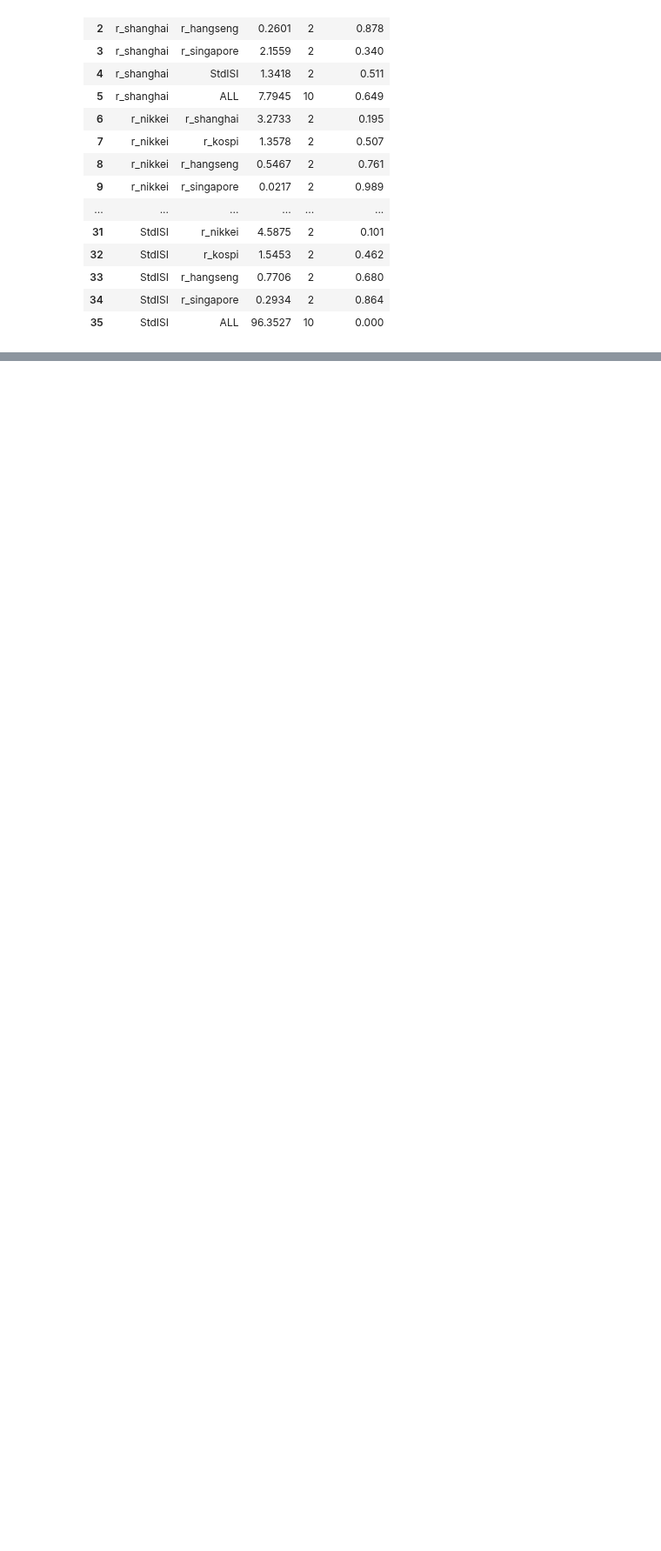
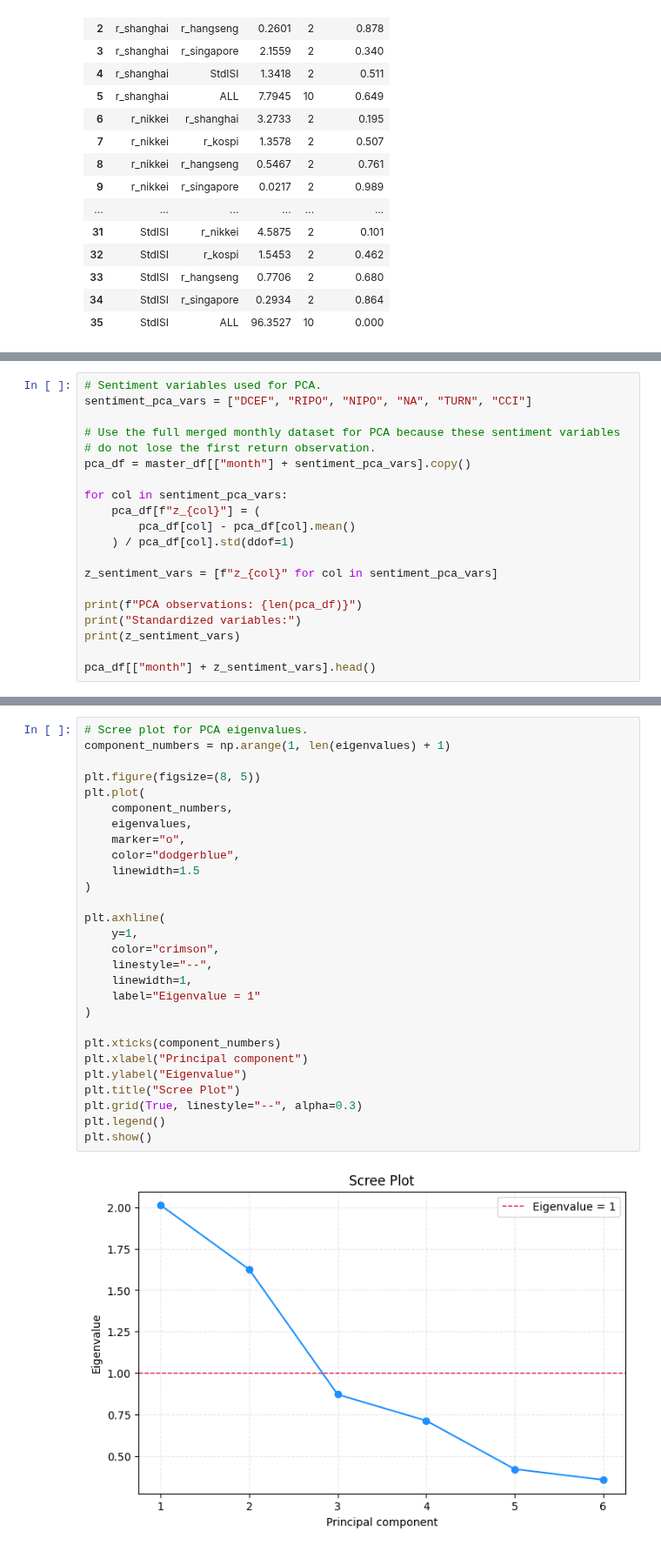
Before and after one commit to yang2094582004-ai/MSIN0114---Dissertation, a Jupyter notebook: Analysis.ipynb, the cells around one changed output, grey strips where cells are left out. Shown at 87% size. Cells and saved outputs as stored; diff of their text form; blank space fills up the shorter version.

```diff
--- a/Analysis.ipynb
+++ b/Analysis.ipynb
@@ -734,0 +971,20 @@ display(granger_table_formatted)
+# %%
+# Sentiment variables used for PCA.
+sentiment_pca_vars = ["DCEF", "RIPO", "NIPO", "NA", "TURN", "CCI"]
+
+# Use the full merged monthly dataset for PCA because these sentiment variables
+# do not lose the first return observation.
+pca_df = master_df[["month"] + sentiment_pca_vars].copy()
+
+for col in sentiment_pca_vars:
+    pca_df[f"z_{col}"] = (
+        pca_df[col] - pca_df[col].mean()
+    ) / pca_df[col].std(ddof=1)
+
+z_sentiment_vars = [f"z_{col}" for col in sentiment_pca_vars]
+
+print(f"PCA observations: {len(pca_df)}")
+print("Standardized variables:")
+print(z_sentiment_vars)
+
+pca_df[["month"] + z_sentiment_vars].head()
@@ -734,0 +1057,30 @@ display(granger_table_formatted)
+# %%
+# Scree plot for PCA eigenvalues.
+component_numbers = np.arange(1, len(eigenvalues) + 1)
+
+plt.figure(figsize=(8, 5))
+plt.plot(
+    component_numbers,
+    eigenvalues,
+    marker="o",
+    color="dodgerblue",
+    linewidth=1.5
+)
+
+plt.axhline(
+    y=1,
+    color="crimson",
+    linestyle="--",
+    linewidth=1,
+    label="Eigenvalue = 1"
+)
+
+plt.xticks(component_numbers)
+plt.xlabel("Principal component")
+plt.ylabel("Eigenvalue")
+plt.title("Scree Plot")
+plt.grid(True, linestyle="--", alpha=0.3)
+plt.legend()
+plt.show()
+# %% [output]
+[figure, added]
```
Also changed, not shown: parts of 34 cells of this notebook, 1 other file.
